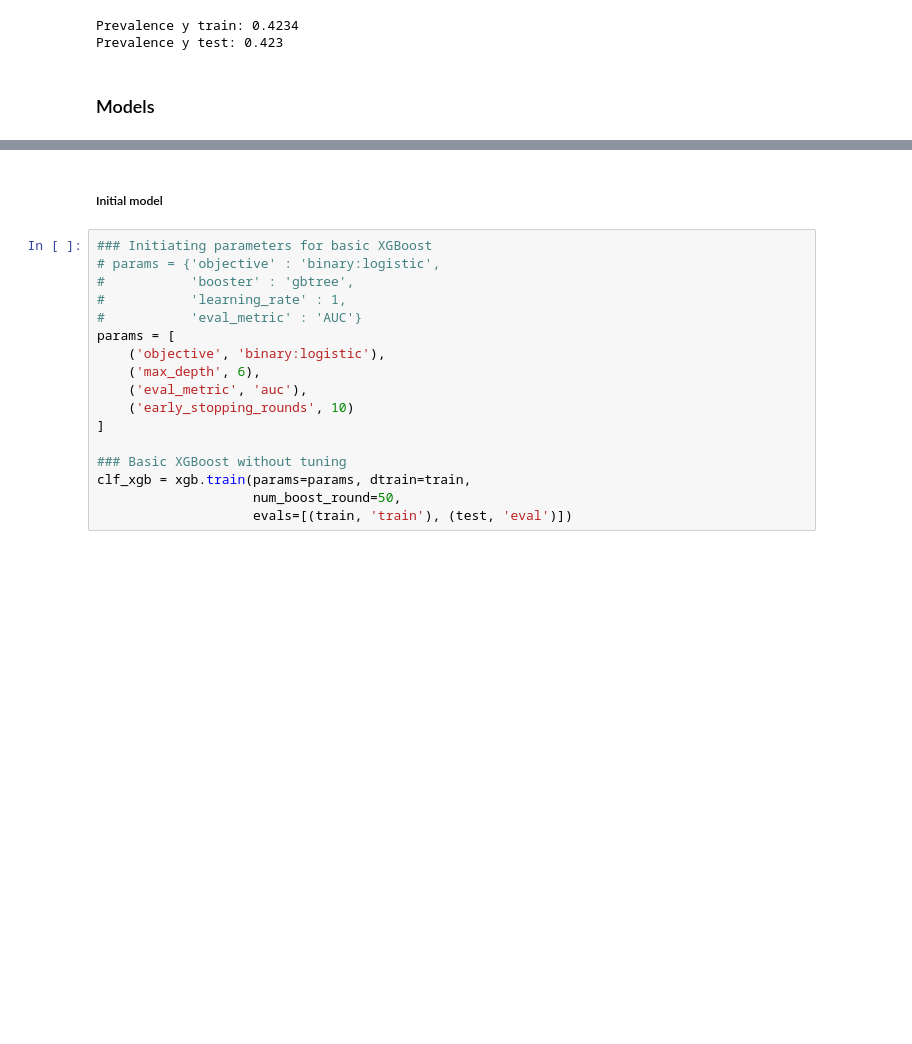
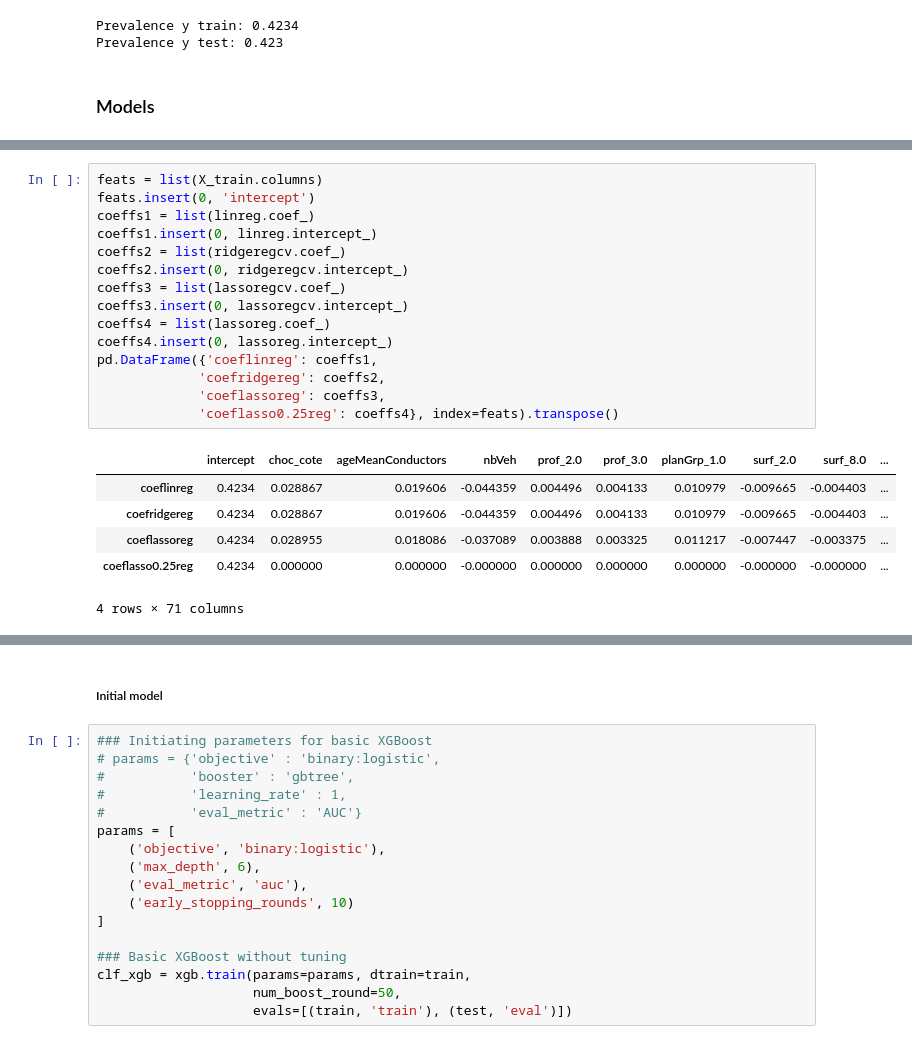
Before and after one commit to YacineHajjiDataScientist/20220814_dsProject, a Jupyter notebook: Tuning.ipynb, the cells around one changed output, grey strips where cells are left out. Drawn from its saved outputs; the diff is of its cells as text; blank space fills up the shorter version.

```diff
--- a/Tuning.ipynb
+++ b/Tuning.ipynb
@@ -91,0 +123,22 @@ Prevalence y test: 0.423
+# %%
+feats = list(X_train.columns)
+feats.insert(0, 'intercept')
+coeffs1 = list(linreg.coef_)
+coeffs1.insert(0, linreg.intercept_)
+coeffs2 = list(ridgeregcv.coef_)
+coeffs2.insert(0, ridgeregcv.intercept_)
+coeffs3 = list(lassoregcv.coef_)
+coeffs3.insert(0, lassoregcv.intercept_)
+coeffs4 = list(lassoreg.coef_)
+coeffs4.insert(0, lassoreg.intercept_)
+pd.DataFrame({'coeflinreg': coeffs1,
+             'coefridgereg': coeffs2,
+             'coeflassoreg': coeffs3,
+             'coeflasso0.25reg': coeffs4}, index=feats).transpose()
+# %% [output]
+|  | intercept | choc_cote | ageMeanConductors | nbVeh | prof_2.0 | prof_3.0 | planGrp_1.0 | surf_2.0 | surf_8.0 | ... |
+| coeflinreg | 0.4234 | 0.028867 | 0.019606 | -0.044359 | 0.004496 | 0.004133 | 0.010979 | -0.009665 | -0.004403 | ... |
+| coefridgereg | 0.4234 | 0.028867 | 0.019606 | -0.044359 | 0.004496 | 0.004133 | 0.010979 | -0.009665 | -0.004403 | ... |
+| coeflassoreg | 0.4234 | 0.028955 | 0.018086 | -0.037089 | 0.003888 | 0.003325 | 0.011217 | -0.007447 | -0.003375 | ... |
+| coeflasso0.25reg | 0.4234 | 0.000000 | 0.000000 | -0.000000 | 0.000000 | 0.000000 | 0.000000 | -0.000000 | -0.000000 | ... |
+4 rows × 71 columns
```
Also changed, not shown: parts of 31 cells of this notebook, 2 other files.
